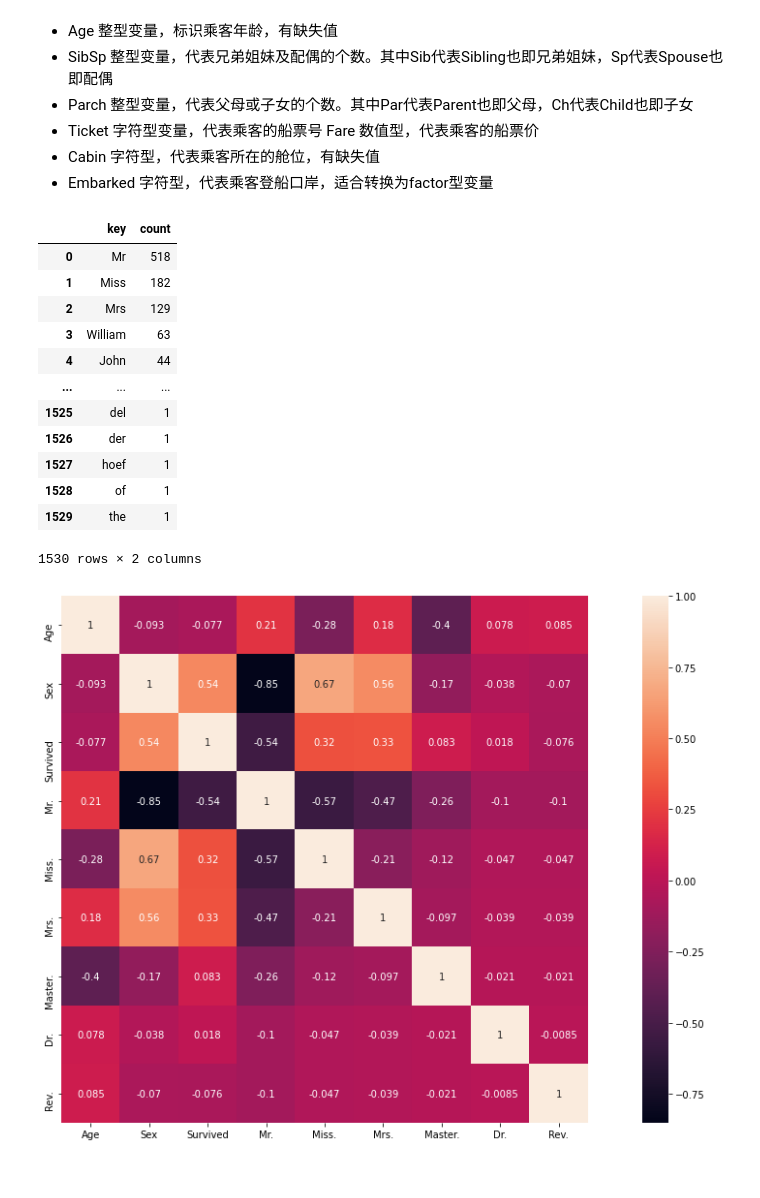
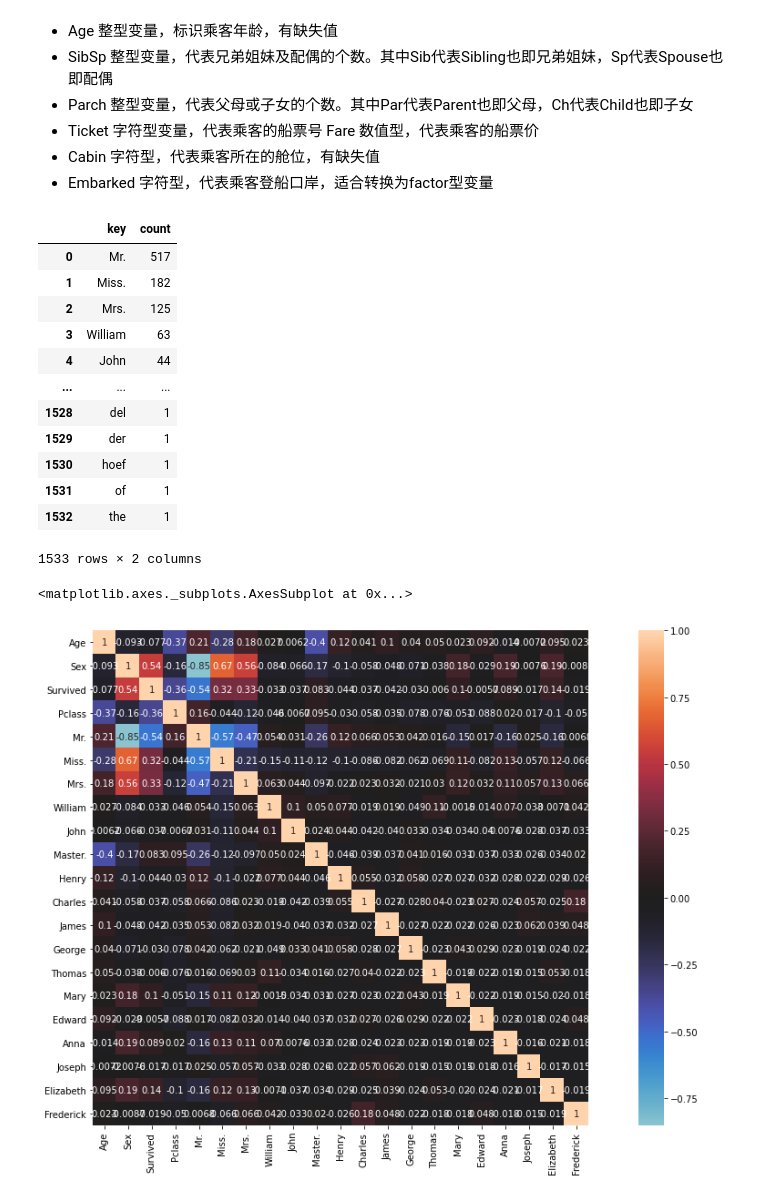
Before and after one commit to javaleeqqcom/titanic_prediction, a Jupyter notebook: titanic_data_pre-processing_V2.ipynb, the cells around one changed output. Cells and saved outputs as stored; diff of their text form; code cells hidden in the pictures.

```diff
--- a/titanic_data_pre-processing_V2.ipynb
+++ b/titanic_data_pre-processing_V2.ipynb
@@ -38,45 +38,39 @@ test=handle_category(test)
 # 2.0 数据预处理——分割姓名称谓并统计数据
 from preparation import words_statistic
 #展示name中单词的统计频次
-words=words_statistic(train['Name'],'[A-Za-z]+')
+words=words_statistic(train['Name'],'[A-Za-z]+\.?')
 words
 # %% [output]
 |  | key | count |
-| 0 | Mr | 518 |
-| 1 | Miss | 182 |
-| 2 | Mrs | 129 |
+| 0 | Mr. | 517 |
+| 1 | Miss. | 182 |
+| 2 | Mrs. | 125 |
 | 3 | William | 63 |
 | 4 | John | 44 |
 | ... | ... | ... |
-| 1525 | del | 1 |
-| 1526 | der | 1 |
-| 1527 | hoef | 1 |
-| 1528 | of | 1 |
-| 1529 | the | 1 |
+| 1528 | del | 1 |
+| 1529 | der | 1 |
+| 1530 | hoef | 1 |
+| 1531 | of | 1 |
+| 1532 | the | 1 |
-1530 rows × 2 columns
+1533 rows × 2 columns
-# %%
-# 2.1 从名字中提取高频单词作为新特征
-# 我们认为数量太少的体现不出规律，所以至少要达到5%的占比
-title_list=tuple(w for c,w in filter(lambda cw:-cw[0]>train.shape[0]*0.05,words))
-def get_title(name_list):
-    title_matrix=[None]*len(title_list)
-    for i,key in enumerate(title_list):
-        title_matrix[i]=list(int(key in name) for name in name_list)
-    title_matrix=pd.concat(tuple(map(pd.Series,title_matrix)),axis=1)
-    title_matrix.columns=title_list
-    return title_matrix
-train_titles=get_title(name_list)
-test_titles=get_title(test['Name'].to_numpy())
+# %%
+from preparation import get_title
+# 2.1 从名字中提取高频单词作为新特征
+# 我们认为数量太少的体现不出规律，所以至少要达到1%的占比
+title_list=words['key'].loc[words['count']>train.shape[0]*0.01]
+train_titles=get_title(train['Name'],title_list)
+test_titles=get_title(test['Name'],title_list)
 # %%
 # 2.2 展示称谓特征及与性别和年龄的相关性
-def observe_Age(ori_data:pd.DataFrame,title_matrix:pd.DataFrame):
-    isna_of_Age=ori_data['Age'].isna()
-    mix_matrix = pd.concat([ori_data[['Age','Sex','Survived']],title_matrix],axis=1).loc[~isna_of_Age]
-    plt.figure(figsize=(20,10))
-    sns.heatmap(mix_matrix.corr(),square=True,annot=True)
-    return mix_matrix
-mix_train=observe_Age(train,train_titles)
+isnaAge=train['Age'].isna()
+mix_train=pd.concat(
+    [   train[['Age','Sex','Survived','Pclass']] , train_titles[words['key'].loc[:16]] ]
+                       ,axis=1).loc[~isnaAge]
+plt.figure(figsize=(20,10))
+sns.heatmap(mix_train.corr(),square=True,annot=True,center = 0)
 # %% [output]
+<matplotlib.axes._subplots.AxesSubplot at 0x...>
-[figure, old version]
+[figure, new version]
 # %%
 # 2.3 提炼出称谓特征 train_title 和 test_title
```
Also changed, not shown: parts of 16 cells of this notebook, 1 other file.
